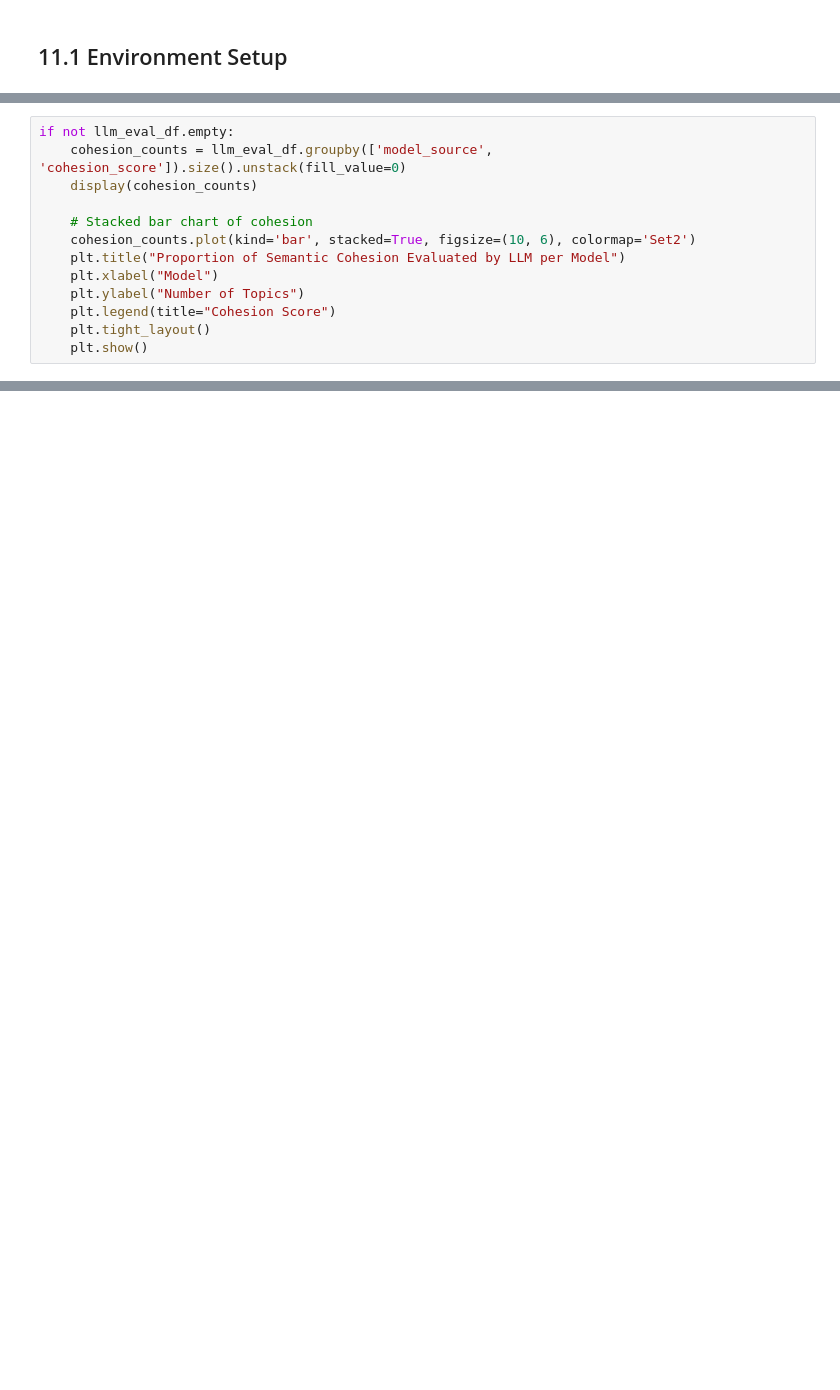
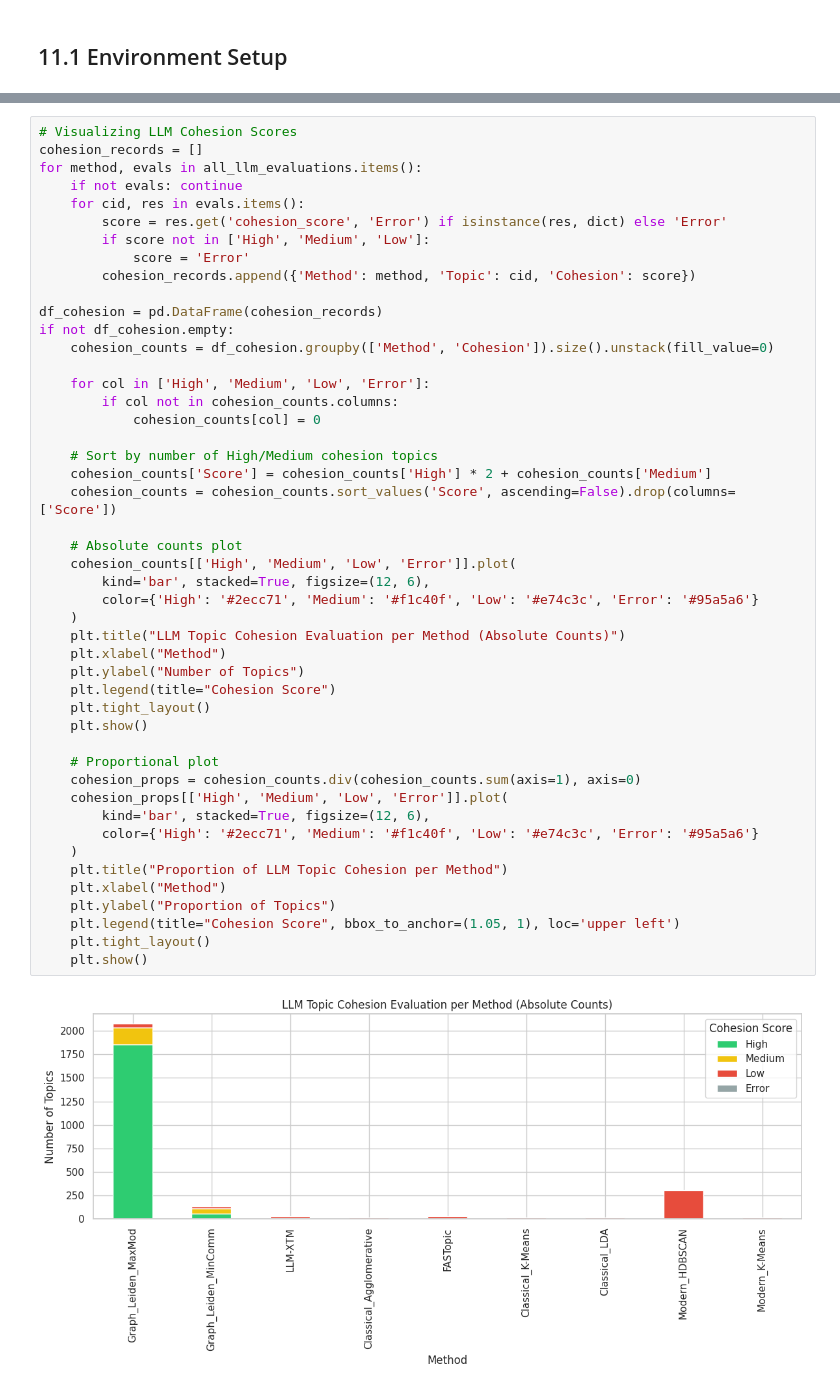
Before and after one commit to fvalderramab/proyecto_horus, a Jupyter notebook: notebooks/11_final_model_evaluation.ipynb, the cells around one changed output, grey strips where cells are left out. Saved outputs shown, nothing was run; the diff lists cells and outputs as text; blank space fills up the shorter version.

```diff
--- a/notebooks/11_final_model_evaluation.ipynb
+++ b/notebooks/11_final_model_evaluation.ipynb
@@ -219,13 +344,0 @@ We can analyze what percentage of topics were rated as having "High" vs "Low" co
-# %%
-if not llm_eval_df.empty:
-    cohesion_counts = llm_eval_df.groupby(['model_source', 'cohesion_score']).size().unstack(fill_value=0)
-    display(cohesion_counts)
-
-    # Stacked bar chart of cohesion
-    cohesion_counts.plot(kind='bar', stacked=True, figsize=(10, 6), colormap='Set2')
-    plt.title("Proportion of Semantic Cohesion Evaluated by LLM per Model")
-    plt.xlabel("Model")
-    plt.ylabel("Number of Topics")
-    plt.legend(title="Cohesion Score")
-    plt.tight_layout()
-    plt.show()
@@ -234,0 +440,49 @@ if not llm_eval_df.empty:
+# %%
+# Visualizing LLM Cohesion Scores
+cohesion_records = []
+for method, evals in all_llm_evaluations.items():
+    if not evals: continue
+    for cid, res in evals.items():
+        score = res.get('cohesion_score', 'Error') if isinstance(res, dict) else 'Error'
+        if score not in ['High', 'Medium', 'Low']:
+            score = 'Error'
+        cohesion_records.append({'Method': method, 'Topic': cid, 'Cohesion': score})
+
+df_cohesion = pd.DataFrame(cohesion_records)
+if not df_cohesion.empty:
+    cohesion_counts = df_cohesion.groupby(['Method', 'Cohesion']).size().unstack(fill_value=0)
+
+    for col in ['High', 'Medium', 'Low', 'Error']:
+        if col not in cohesion_counts.columns:
+            cohesion_counts[col] = 0
+
+    # Sort by number of High/Medium cohesion topics
+    cohesion_counts['Score'] = cohesion_counts['High'] * 2 + cohesion_counts['Medium']
+    cohesion_counts = cohesion_counts.sort_values('Score', ascending=False).drop(columns=['Score'])
+
+    # Absolute counts plot
+    cohesion_counts[['High', 'Medium', 'Low', 'Error']].plot(
+        kind='bar', stacked=True, figsize=(12, 6),
+        color={'High': '#2ecc71', 'Medium': '#f1c40f', 'Low': '#e74c3c', 'Error': '#95a5a6'}
+    )
+    plt.title("LLM Topic Cohesion Evaluation per Method (Absolute Counts)")
+    plt.xlabel("Method")
+    plt.ylabel("Number of Topics")
+    plt.legend(title="Cohesion Score")
+    plt.tight_layout()
+    plt.show()
+
+    # Proportional plot
+    cohesion_props = cohesion_counts.div(cohesion_counts.sum(axis=1), axis=0)
+    cohesion_props[['High', 'Medium', 'Low', 'Error']].plot(
+        kind='bar', stacked=True, figsize=(12, 6),
+        color={'High': '#2ecc71', 'Medium': '#f1c40f', 'Low': '#e74c3c', 'Error': '#95a5a6'}
+    )
+    plt.title("Proportion of LLM Topic Cohesion per Method")
+    plt.xlabel("Method")
+    plt.ylabel("Proportion of Topics")
+    plt.legend(title="Cohesion Score", bbox_to_anchor=(1.05, 1), loc='upper left')
+    plt.tight_layout()
+    plt.show()
+# %% [output]
+[figure, added]
```
Also changed, not shown: parts of 25 cells of this notebook, 3 other files.
